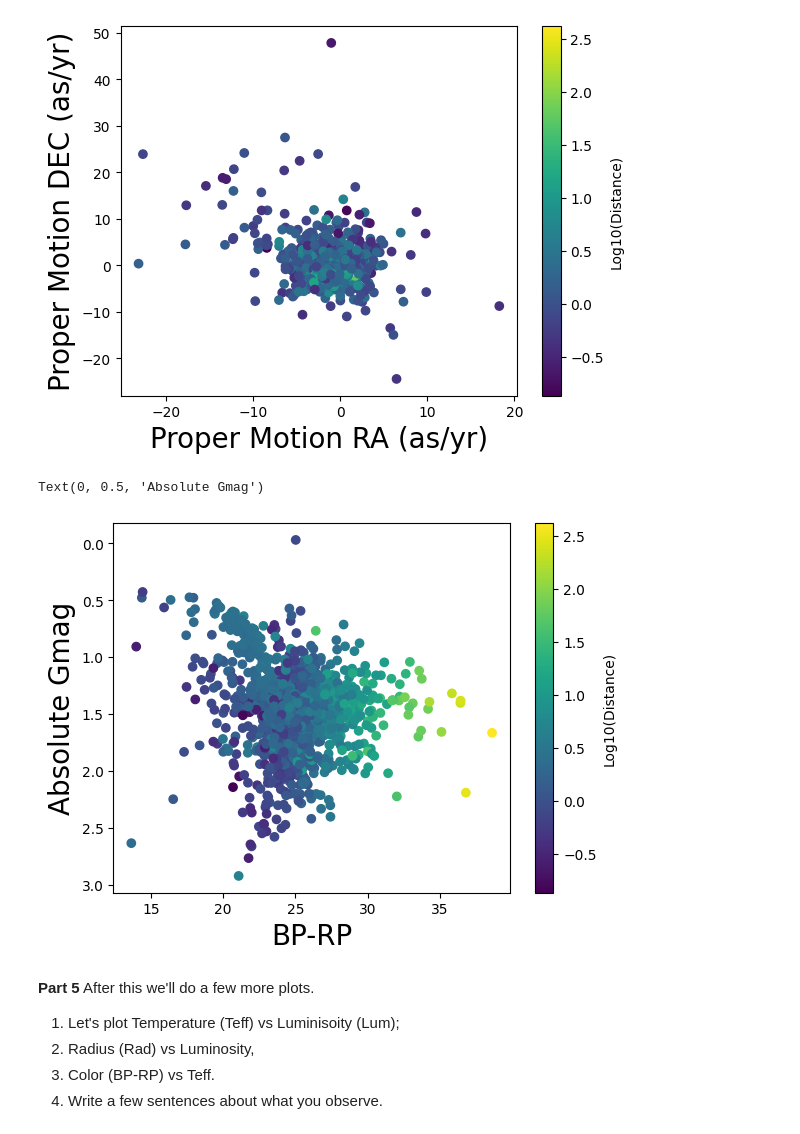
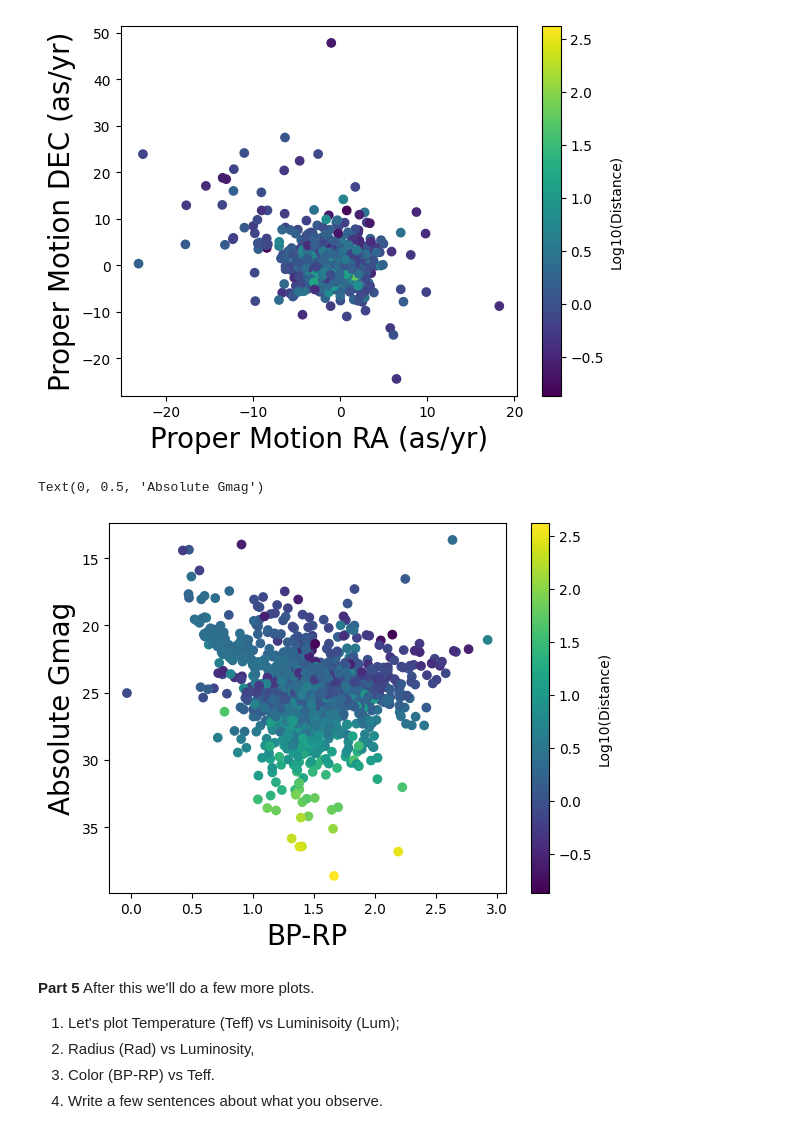
Before and after one commit to HomerTheChicken/PHYS3025Work, a Jupyter notebook: PHYS_3025_Activity_1.ipynb, the cells around one changed output. Drawn from its saved outputs; the diff is of its cells as text; code cells hidden in the pictures.

```diff
--- a/PHYS_3025_Activity_1.ipynb
+++ b/PHYS_3025_Activity_1.ipynb
@@ -375,15 +375,15 @@ Text(0, 0.5, 'Proper Motion DEC (as/yr)')
 [figure]
 # %%
 GAbs = data_clean["Gmag"]+5*(np.log10(distance)+1)
-plt.scatter(GAbs,data_clean["BP-RP"],c=np.log10(distance)) # plot J-K vs. J
+plt.scatter(data_clean["BP-RP"],GAbs,c=np.log10(distance)) # plot J-K vs. J
 cbar=plt.colorbar()
 cbar.set_label('Log10(Distance)')
 plt.ylim(reversed(plt.ylim())) # flip the y-axis
 plt.xlabel("BP-RP", fontsize=20)
 plt.ylabel("Absolute Gmag", fontsize=20)
 # %% [output]
 Text(0, 0.5, 'Absolute Gmag')
-[figure, old version]
+[figure, new version]
 # %% [markdown]
 **Part 5**
 After this we'll do a few more plots.
```
Also changed, not shown: parts of 2 cells of this notebook.
